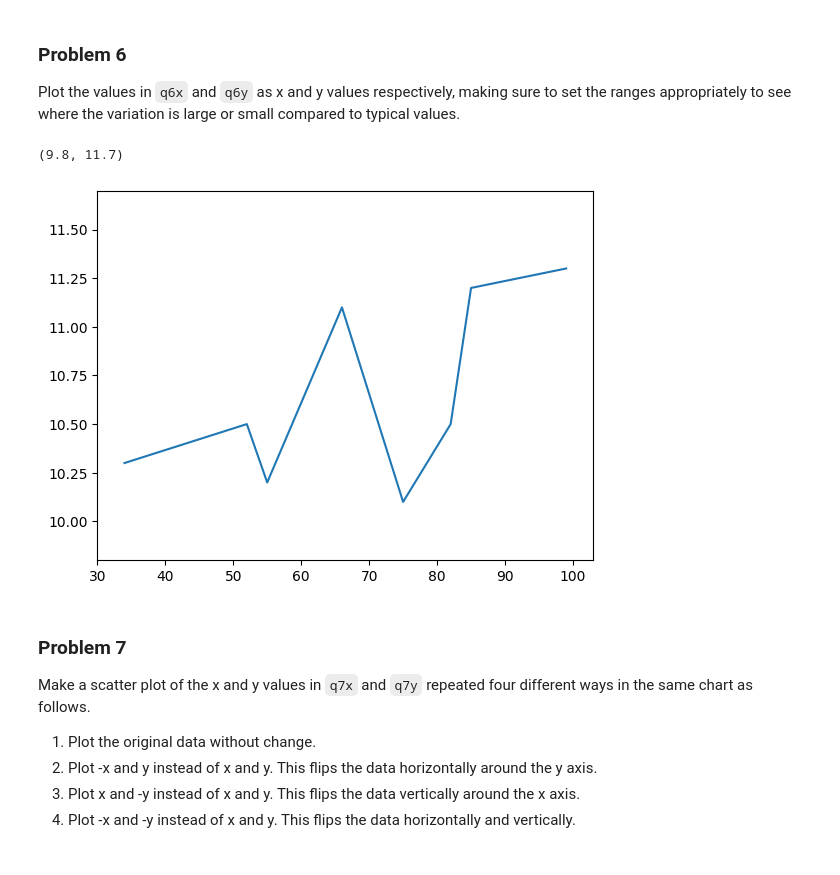
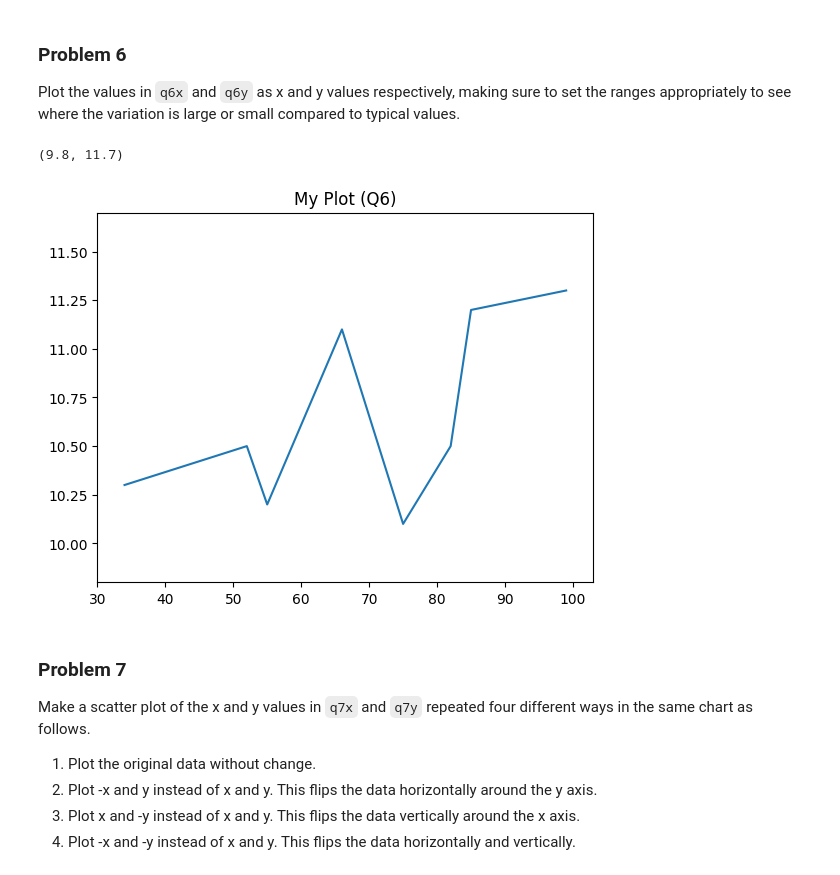
Before and after one commit to jchen8001/dx602-homework-05, a Jupyter notebook: homework.ipynb, the cells around one changed output. Cells and saved outputs as stored; diff of their text form; code cells hidden in the pictures.

```diff
--- a/homework.ipynb
+++ b/homework.ipynb
@@ -171,12 +177,13 @@ q6y = [10.3, 10.5, 10.2, 11.1, 10.1, 10.5, 11.2, 11.3]
 # %%
 # YOUR CHANGES HERE
 
 plt.plot(q6x, q6y)
+plt.title("My Plot (Q6)")
 plt.xlim(30, 103)
 plt.ylim(9.8, 11.7)
 # %% [output]
 (9.8, 11.7)
-[figure, old version]
+[figure, new version]
 # %% [markdown]
 ### Problem 7
 
```
Also changed, not shown: parts of 14 cells of this notebook.
